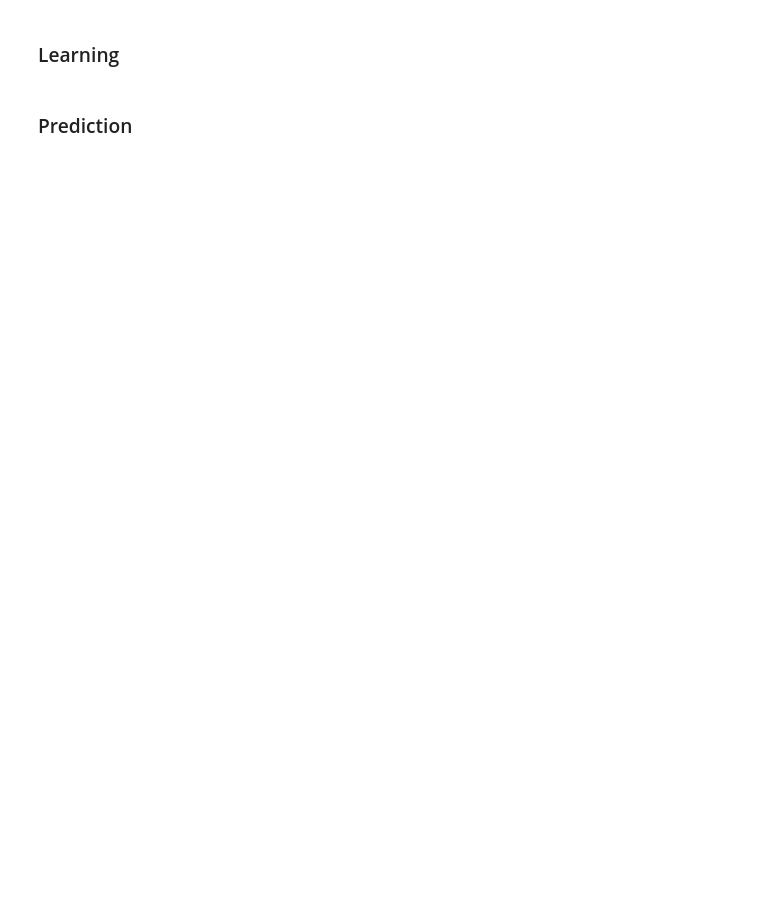
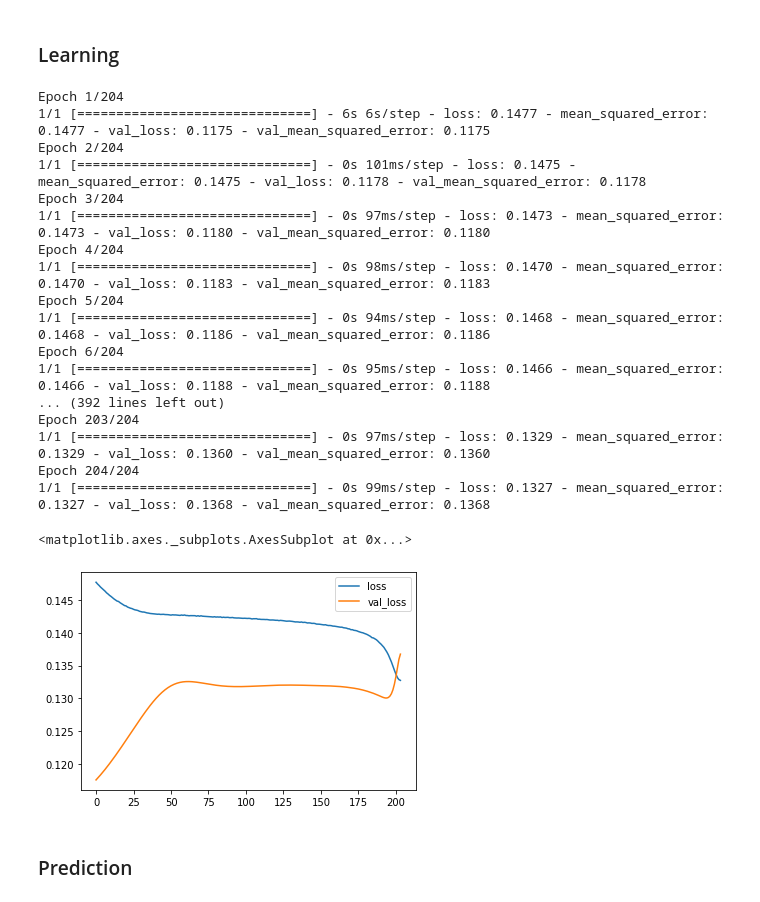
Before and after one commit to DaeSeokSong/LSTM-PPoA, a Jupyter notebook: Predict_Price_of_Agricultural.ipynb, the cells around one changed output. Drawn from its saved outputs; the diff is of its cells as text; code cells hidden in the pictures; blank space fills up the shorter version.

Commit message:
docs: modeling in progress

```diff
--- a/Predict_Price_of_Agricultural.ipynb
+++ b/Predict_Price_of_Agricultural.ipynb
@@ -46,8 +52,11 @@ from sklearn.preprocessing import *
 # %% [markdown]
 ### Function
 # %%
-def Normalizer(targetData) :
+def Normalization(targetData) :
     return (targetData - targetData.min()) / (targetData.max() - targetData.min())
+
+def RMSE(y_test, y_predict):
+    return np.sqrt(mean_squared_error(y_test, y_predict))
 # %% [markdown]
 ### Global variable
 # %%
@@ -59,7 +68,7 @@ CROPS = ''
 ### Data read
 # %%
 START_YEAR = 2006
-END_YEAR = 2019
+END_YEAR = 2020
 CROPS = 'onion'
 dataset = []
 
@@ -193,11 +223,17 @@ print(y_dataset)
 # %%
 model = Sequential()
 
-model.add(LSTM(
-    1, # 해당 층의 노드 개수
-    input_shape=(50,1), # input_shape=?
-    return_sequences=True)) # return_sequences == 각 시퀀스를 출력할지
-model.add(Dropout(0.01)) # 과적합 방지용 Dropout 20%(==0.2)
+model.add(Bidirectional(LSTM(64,                    # 해당 층의 노드 개수
+                       input_shape=(17, 120, 1),    # input_shape=?
+                       return_sequences=True)))     # return_sequences == 각 시퀀스를 출력할지
+model.add(Dropout(0.005))                            # 과적합 방지용 Ex. Dropout 20%(==0.2)
+model.add(Dense(16))
+model.add(Dense(1, activation='sigmoid'))
 
-model.add(Dense(1, activation='sigmoid')) # 활성화(Activation)함수 = sigmoid
-model.compile(loss='mse', optimizer='rmsprop')
+model.build(input_shape=(17, 120, 1))
+model.compile(loss=losses.MeanSquaredError(),
+              optimizer=Adam(learning_rate=0.0001), # pram ex. learning_rate=0.0001
+              metrics=[metrics.MeanSquaredError()]
+              )
+
+model.summary()
@@ -204,4 +259,35 @@ model.compile(loss='mse', optimizer='rmsprop')
 # %% [markdown]
 ### Learning
+# %%
+history = model.fit(X_train, y_train,
+                    validation_data = (X_val, y_val),
+                    batch_size = 20,
+                    epochs = 204,                     # Train set's 10%
+                    verbose = 1,                      # 0=silent, 1=progress bar, 2=one line per epoch.
+                    )
+
+# loss and acc graph (train and val)
+history_df = pd.DataFrame(history.history)
+history_df[["loss", "val_loss"]].plot()
+# %% [output]
+Epoch 1/204
+1/1 [==============================] - 6s 6s/step - loss: 0.1477 - mean_squared_error: 0.1477 - val_loss: 0.1175 - val_mean_squared_error: 0.1175
+Epoch 2/204
+1/1 [==============================] - 0s 101ms/step - loss: 0.1475 - mean_squared_error: 0.1475 - val_loss: 0.1178 - val_mean_squared_error: 0.1178
+Epoch 3/204
+1/1 [==============================] - 0s 97ms/step - loss: 0.1473 - mean_squared_error: 0.1473 - val_loss: 0.1180 - val_mean_squared_error: 0.1180
+Epoch 4/204
+1/1 [==============================] - 0s 98ms/step - loss: 0.1470 - mean_squared_error: 0.1470 - val_loss: 0.1183 - val_mean_squared_error: 0.1183
+Epoch 5/204
+1/1 [==============================] - 0s 94ms/step - loss: 0.1468 - mean_squared_error: 0.1468 - val_loss: 0.1186 - val_mean_squared_error: 0.1186
+Epoch 6/204
+1/1 [==============================] - 0s 95ms/step - loss: 0.1466 - mean_squared_error: 0.1466 - val_loss: 0.1188 - val_mean_squared_error: 0.1188
+... (392 lines left out)
+Epoch 203/204
+1/1 [==============================] - 0s 97ms/step - loss: 0.1329 - mean_squared_error: 0.1329 - val_loss: 0.1360 - val_mean_squared_error: 0.1360
+Epoch 204/204
+1/1 [==============================] - 0s 99ms/step - loss: 0.1327 - mean_squared_error: 0.1327 - val_loss: 0.1368 - val_mean_squared_error: 0.1368
+<matplotlib.axes._subplots.AxesSubplot at 0x...>
+[figure, added]
 # %% [markdown]
 ### Prediction
```
Also changed, not shown: parts of 6 cells of this notebook.
